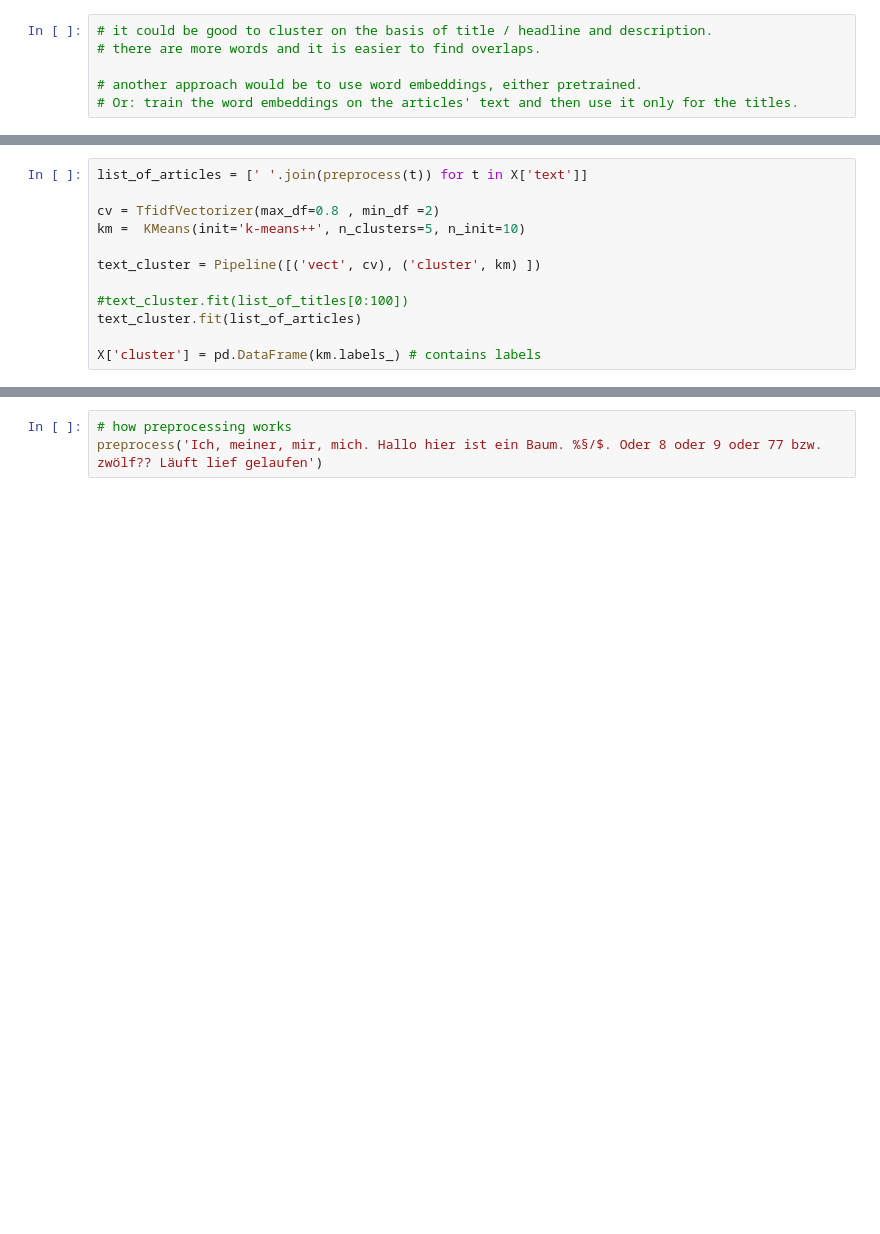
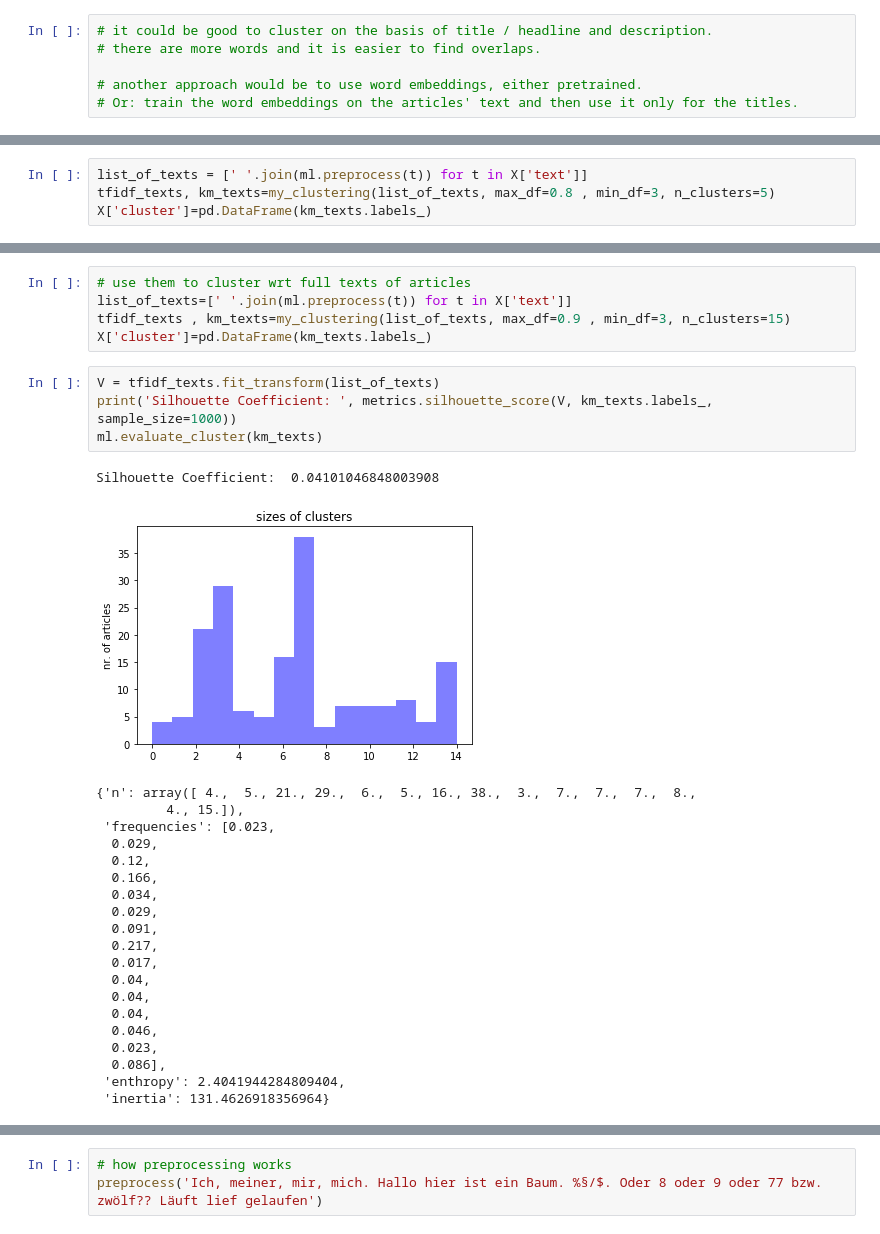
Before and after one commit to s81320/newsreader, a Jupyter notebook: workflow.ipynb, the cells around one changed output, grey strips where cells are left out. Cells and saved outputs as stored; diff of their text form; blank space fills up the shorter version.

```diff
--- a/workflow.ipynb
+++ b/workflow.ipynb
@@ -299,12 +246,4 @@ evaluate_cluster(km)
 # %%
-list_of_articles = [' '.join(preprocess(t)) for t in X['text']]
-
-cv = TfidfVectorizer(max_df=0.8 , min_df =2)
-km =  KMeans(init='k-means++', n_clusters=5, n_init=10)
-
-text_cluster = Pipeline([('vect', cv), ('cluster', km) ])
-
-#text_cluster.fit(list_of_titles[0:100])
-text_cluster.fit(list_of_articles)
-
-X['cluster'] = pd.DataFrame(km.labels_) # contains labels
+list_of_texts = [' '.join(ml.preprocess(t)) for t in X['text']]
+tfidf_texts, km_texts=my_clustering(list_of_texts, max_df=0.8 , min_df=3, n_clusters=5)
+X['cluster']=pd.DataFrame(km_texts.labels_)
@@ -318,0 +361,31 @@ evaluate_cluster(km)
+# %%
+# use them to cluster wrt full texts of articles
+list_of_texts=[' '.join(ml.preprocess(t)) for t in X['text']]
+tfidf_texts , km_texts=my_clustering(list_of_texts, max_df=0.9 , min_df=3, n_clusters=15)
+X['cluster']=pd.DataFrame(km_texts.labels_)
+# %%
+V = tfidf_texts.fit_transform(list_of_texts)
+print('Silhouette Coefficient: ', metrics.silhouette_score(V, km_texts.labels_, sample_size=1000))
+ml.evaluate_cluster(km_texts)
+# %% [output]
+Silhouette Coefficient:  0.04101046848003908
+[figure, added]
+{'n': array([ 4.,  5., 21., 29.,  6.,  5., 16., 38.,  3.,  7.,  7.,  7.,  8.,
+         4., 15.]),
+ 'frequencies': [0.023,
+  0.029,
+  0.12,
+  0.166,
+  0.034,
+  0.029,
+  0.091,
+  0.217,
+  0.017,
+  0.04,
+  0.04,
+  0.04,
+  0.046,
+  0.023,
+  0.086],
+ 'enthropy': 2.4041944284809404,
+ 'inertia': 131.4626918356964}
```
Also changed, not shown: parts of 40 cells of this notebook, 9 other files.
